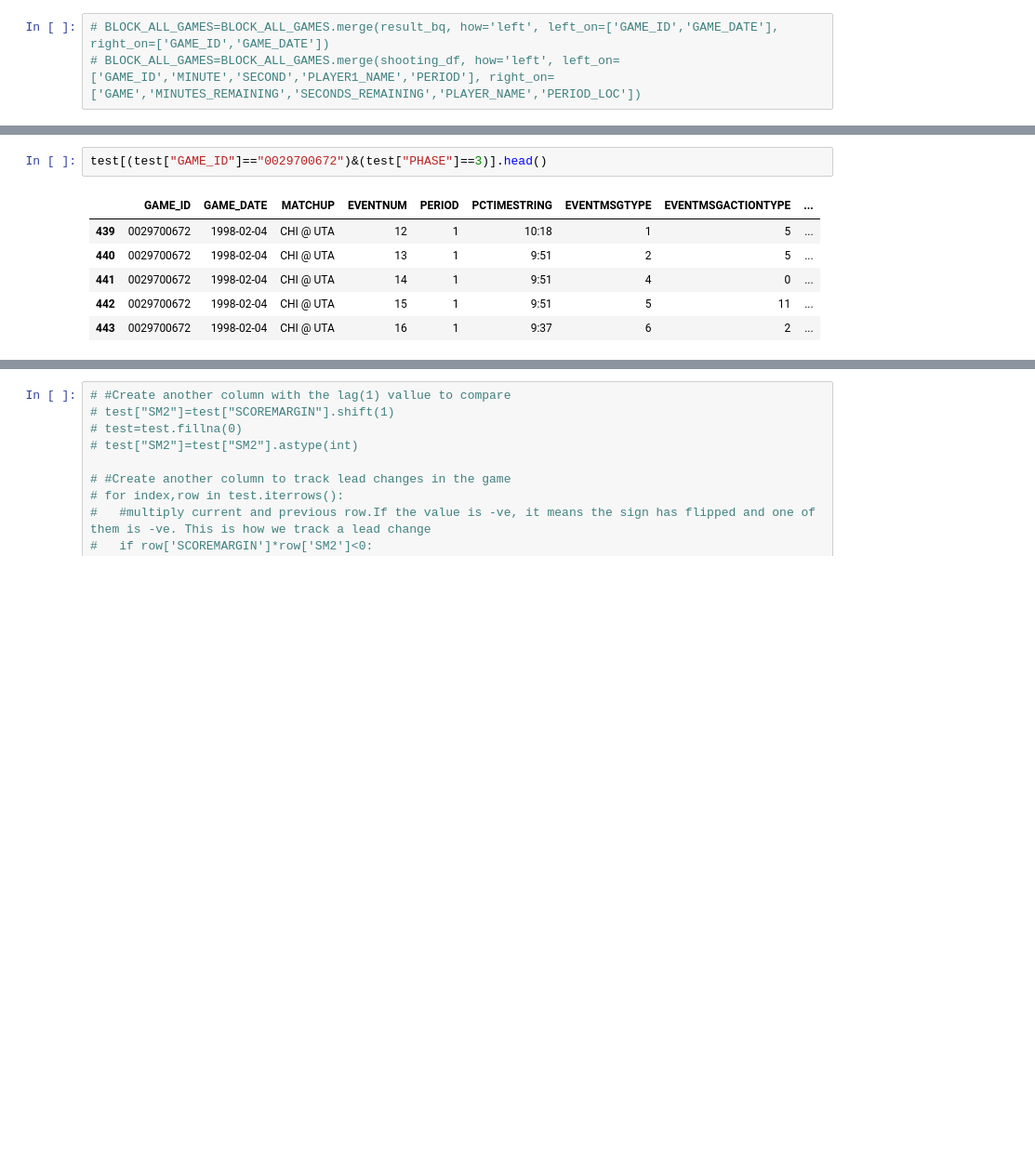
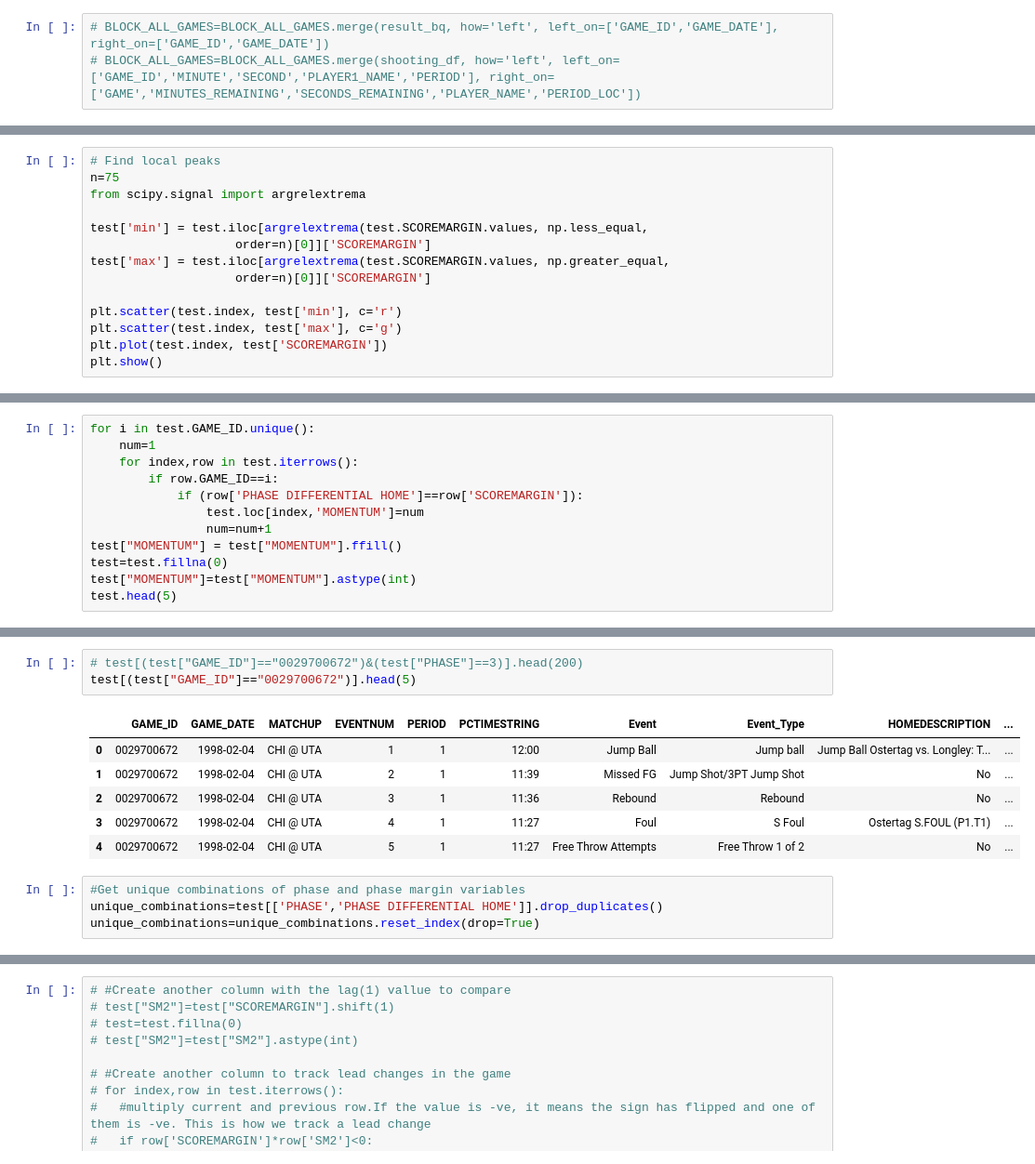
Before and after one commit to rhishabh723/analytics_scripts, a Jupyter notebook: NBA_Scripts/Factor of Clutch/Play by play Analysis.ipynb, the cells around one changed output, grey strips where cells are left out. Shown: that part at 93% size. Drawn from its saved outputs; the diff is of its cells as text; blank space fills up the shorter version.

```diff
--- a/NBA_Scripts/Factor of Clutch/Play by play Analysis.ipynb
+++ b/NBA_Scripts/Factor of Clutch/Play by play Analysis.ipynb
@@ -478,0 +507,14 @@ trial[['GAME_DATE', 'MATCHUP', 'EVENTNUM', 'PERIOD', 'PCTIMESTRING', 'Event', 'E
+# %%
+# Find local peaks
+n=75
+from scipy.signal import argrelextrema
+
+test['min'] = test.iloc[argrelextrema(test.SCOREMARGIN.values, np.less_equal,
+                    order=n)[0]]['SCOREMARGIN']
+test['max'] = test.iloc[argrelextrema(test.SCOREMARGIN.values, np.greater_equal,
+                    order=n)[0]]['SCOREMARGIN']
+
+plt.scatter(test.index, test['min'], c='r')
+plt.scatter(test.index, test['max'], c='g')
+plt.plot(test.index, test['SCOREMARGIN'])
+plt.show()
@@ -478,0 +559,12 @@ trial[['GAME_DATE', 'MATCHUP', 'EVENTNUM', 'PERIOD', 'PCTIMESTRING', 'Event', 'E
+# %%
+for i in test.GAME_ID.unique():
+    num=1
+    for index,row in test.iterrows():
+        if row.GAME_ID==i:
+            if (row['PHASE DIFFERENTIAL HOME']==row['SCOREMARGIN']):
+                test.loc[index,'MOMENTUM']=num
+                num=num+1
+test["MOMENTUM"] = test["MOMENTUM"].ffill()
+test=test.fillna(0)
+test["MOMENTUM"]=test["MOMENTUM"].astype(int)
+test.head(5)
@@ -479,9 +578,14 @@ trial[['GAME_DATE', 'MATCHUP', 'EVENTNUM', 'PERIOD', 'PCTIMESTRING', 'Event', 'E
 # %%
-test[(test["GAME_ID"]=="0029700672")&(test["PHASE"]==3)].head()
+# test[(test["GAME_ID"]=="0029700672")&(test["PHASE"]==3)].head(200)
+test[(test["GAME_ID"]=="0029700672")].head(5)
 # %% [output]
-|  | GAME_ID | GAME_DATE | MATCHUP | EVENTNUM | PERIOD | PCTIMESTRING | EVENTMSGTYPE | EVENTMSGACTIONTYPE | ... |
-| 439 | 0029700672 | 1998-02-04 | CHI @ UTA | 12 | 1 | 10:18 | 1 | 5 | ... |
-| 440 | 0029700672 | 1998-02-04 | CHI @ UTA | 13 | 1 | 9:51 | 2 | 5 | ... |
-| 441 | 0029700672 | 1998-02-04 | CHI @ UTA | 14 | 1 | 9:51 | 4 | 0 | ... |
-| 442 | 0029700672 | 1998-02-04 | CHI @ UTA | 15 | 1 | 9:51 | 5 | 11 | ... |
-| 443 | 0029700672 | 1998-02-04 | CHI @ UTA | 16 | 1 | 9:37 | 6 | 2 | ... |
+|  | GAME_ID | GAME_DATE | MATCHUP | EVENTNUM | PERIOD | PCTIMESTRING | Event | Event_Type | HOMEDESCRIPTION | ... |
+| 0 | 0029700672 | 1998-02-04 | CHI @ UTA | 1 | 1 | 12:00 | Jump Ball | Jump ball | Jump Ball Ostertag vs. Longley: T... | ... |
+| 1 | 0029700672 | 1998-02-04 | CHI @ UTA | 2 | 1 | 11:39 | Missed FG | Jump Shot/3PT Jump Shot | No | ... |
+| 2 | 0029700672 | 1998-02-04 | CHI @ UTA | 3 | 1 | 11:36 | Rebound | Rebound | No | ... |
+| 3 | 0029700672 | 1998-02-04 | CHI @ UTA | 4 | 1 | 11:27 | Foul | S Foul | Ostertag S.FOUL (P1.T1) | ... |
+| 4 | 0029700672 | 1998-02-04 | CHI @ UTA | 5 | 1 | 11:27 | Free Throw Attempts | Free Throw 1 of 2 | No | ... |
+# %%
+#Get unique combinations of phase and phase margin variables
+unique_combinations=test[['PHASE','PHASE DIFFERENTIAL HOME']].drop_duplicates()
+unique_combinations=unique_combinations.reset_index(drop=True)
```
Also changed, not shown: parts of 13 cells of this notebook, 2 other files.
